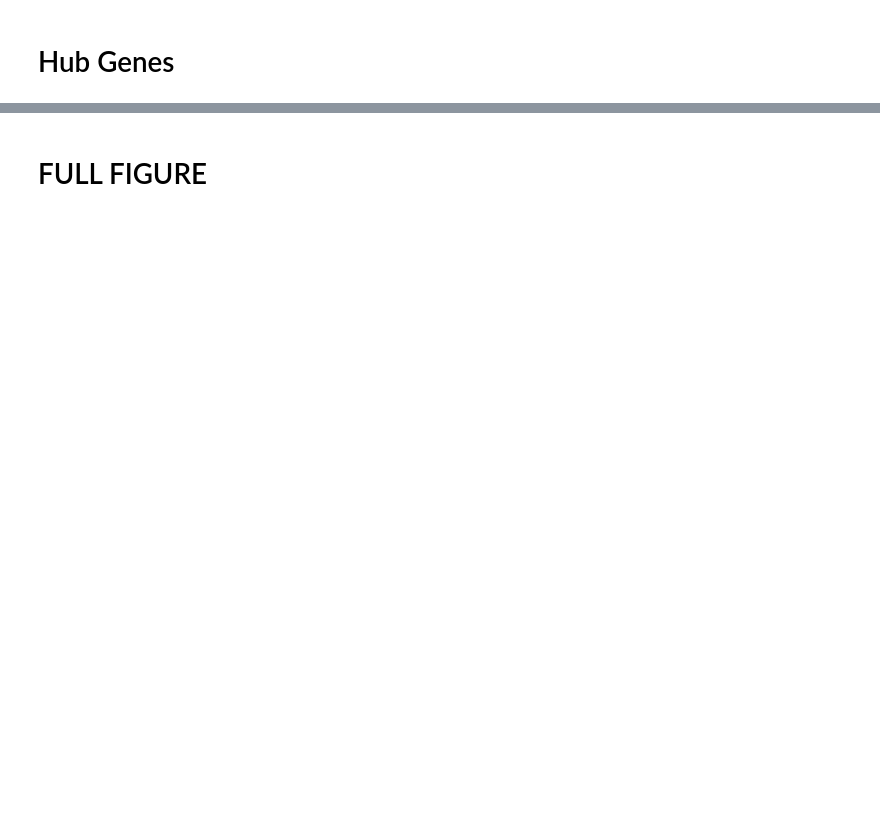
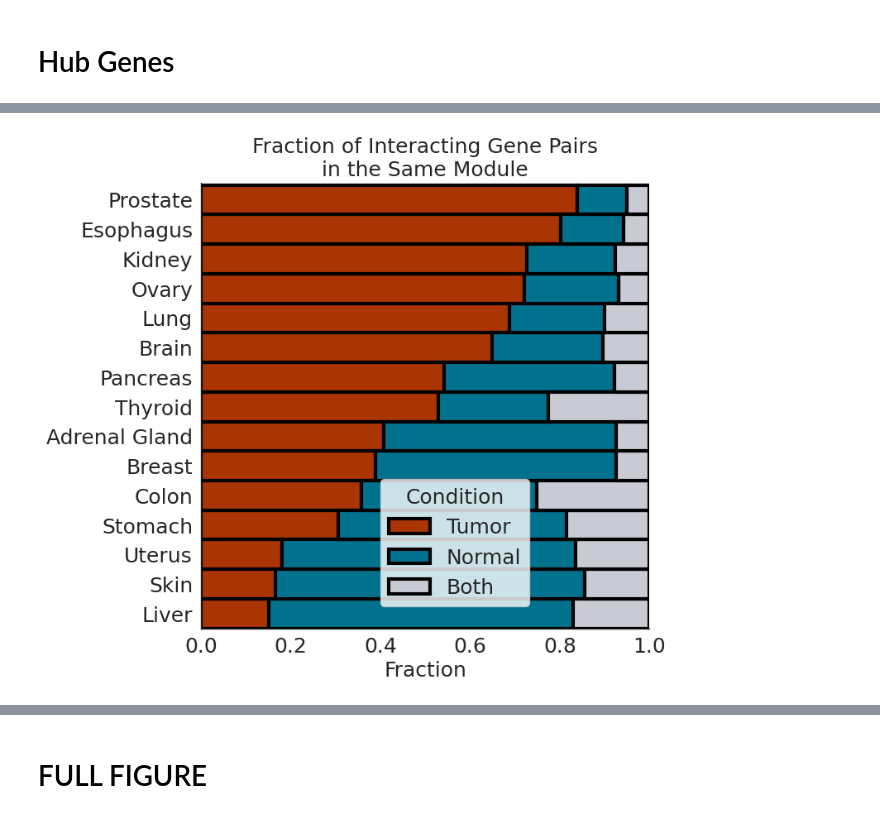
Before and after one commit to lorenzoamir/cci_circuits_paper_2025, a Jupyter notebook: code/notebooks/3_hubs.ipynb, the cells around one changed output, grey strips where cells are left out. Saved outputs shown, nothing was run; the diff lists cells and outputs as text; code cells hidden in the pictures; blank space fills up the shorter version.

```diff
--- a/code/notebooks/3_hubs.ipynb
+++ b/code/notebooks/3_hubs.ipynb
@@ -569,0 +829,16 @@ nmax_str = 'RPL27A\n RPL19'
+# %%
+results = pd.DataFrame(columns=same_module.columns)
+
+for (tissue, condition), dataframe in same_module.groupby(['tissue', 'condition']):
+    # Count occurrences in the same module
+    mean_counts = dataframe.set_index(['tissue', 'condition']).sum()
+    # If more subtissues are present, check if the same module is in at least half of them
+    mean_counts = mean_counts >= dataframe.shape[0] / 2
+    # Add back tissue and condition
+    mean_counts['tissue'] = tissue
+    mean_counts['condition'] = condition
+    # Concatenate after resetting index
+    mean_counts = mean_counts.to_frame().T.reset_index(drop=True)
+    results = pd.concat([results, mean_counts], ignore_index=True)
+
+results.head()
@@ -569,0 +879,66 @@ nmax_str = 'RPL27A\n RPL19'
+# %%
+import matplotlib.pyplot as plt
+import numpy as np
+
+fs=18
+
+# Ensure tissue names are properly formatted
+summary_df['tissue'] = summary_df['tissue'].str.replace('_', ' ').str.title()
+
+# Exclude the 'none' category from calculations
+summary_df['total'] = summary_df[['tumor_only', 'normal_only', 'both']].sum(axis=1)
+for category in ['tumor_only', 'normal_only', 'both']:
+    summary_df[category] = summary_df[category] / summary_df['total']
+
+# Sort the DataFrame by the fraction of 'tumor_only'
+summary_df = summary_df.sort_values(by='tumor_only', ascending=True)
+
+# Plotting the horizontal stacked bar plot
+categories = ['tumor_only', 'normal_only', 'both']  # Exclude 'none'
+category_labels = ['Tumor', 'Normal', 'Both']  # Updated category names
+colors = [tcolor, ncolor, lightgray]
+tissues = summary_df['tissue']
+data = summary_df[categories]
+
+# Plot setup
+fig, ax = plt.subplots(figsize=(7, 7))
+y_positions = np.arange(len(tissues))
+
+# Plot each category in the stacked bar
+bottoms = np.zeros(len(tissues))
+for idx, (category, label) in enumerate(zip(categories, category_labels)):
+    ax.barh(
+        y_positions,
+        data[category],
+        left=bottoms,
+        label=label,
+        height=1, # remove all space between bars
+        color=colors[idx],  # Custom colors defined externally (tcolor, ncolor, lightgray)
+        lw=3,
+        edgecolor='k',
+    )
+    bottoms += data[category]
+
+# Formatting
+ax.set_yticks(y_positions)
+ax.set_yticklabels(tissues)
+ax.set_xlabel('Fraction', fontsize=fs)
+ax.set_title('Fraction of Interacting Gene Pairs\nin the Same Module', fontsize=fs)
+ax.legend(title='Condition', loc=(0.4, 0.05), title_fontsize=fs, fontsize=fs)
+ax.spines['top'].set_visible(False)
+ax.spines['right'].set_visible(False)
+
+# Remove white space between bars
+ax.set_xlim(0, 1)
+ax.set_ylim(-0.5, len(tissues) - 0.42)
+
+ax.tick_params(axis='both', which='major', labelsize=fs)
+
+#plt.savefig('/home/lnemati/pathway_crosstalk/results/figures/rewiring/same_module_barplot.pdf', dpi=300, bbox_inches='tight')
+#plt.savefig('/home/lnemati/pathway_crosstalk/results/figures/rewiring/same_module_barplot.svg', dpi=300, bbox_inches='tight')
+#plt.savefig('/home/lnemati/pathway_crosstalk/results/figures/rewiring/same_module_barplot.png', dpi=300, bbox_inches='tight')
+
+# Show plot
+plt.show()
+# %% [output]
+[figure, added]
```
Also changed, not shown: parts of 23 cells of this notebook, 7 other files.
